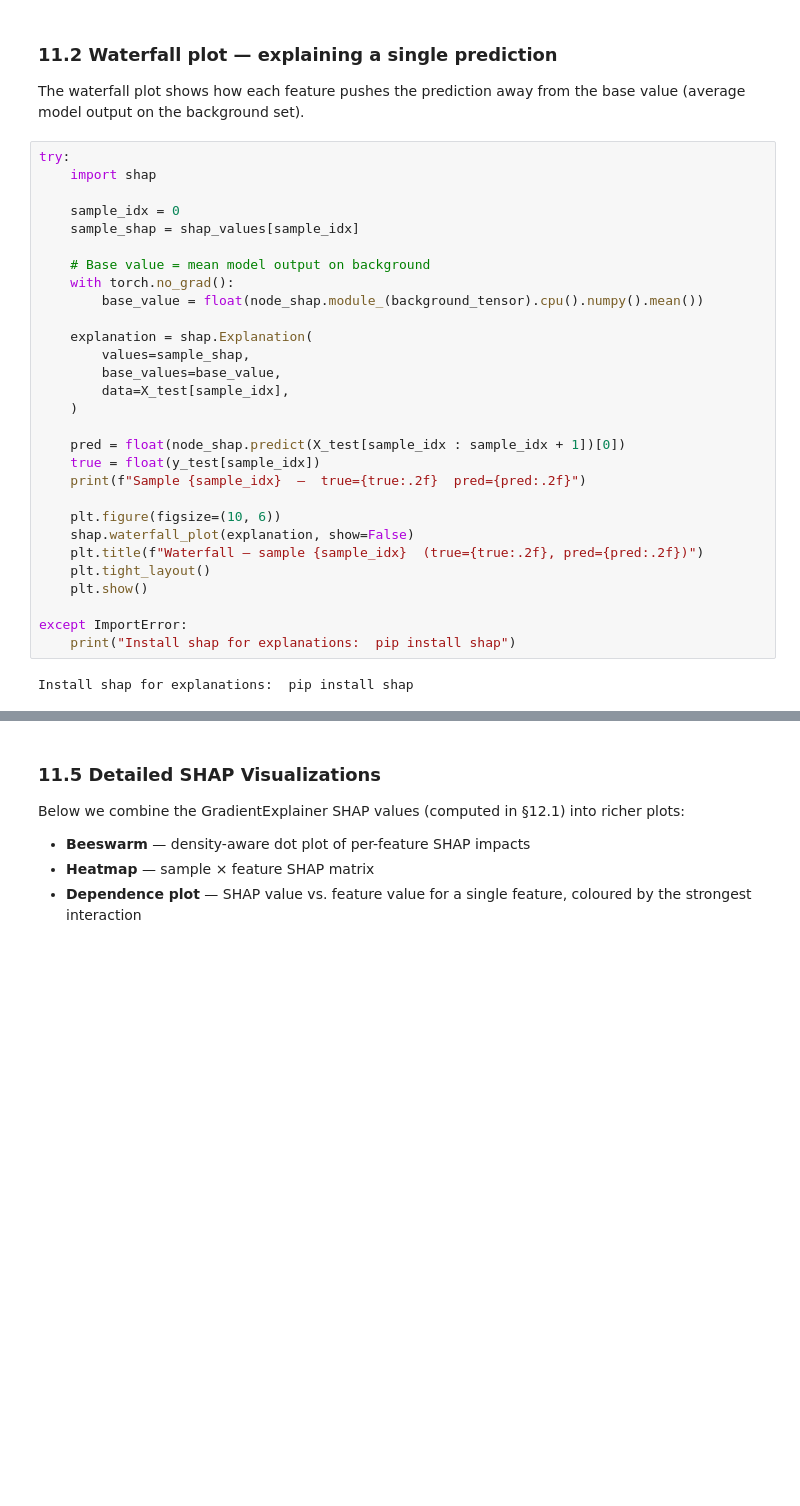
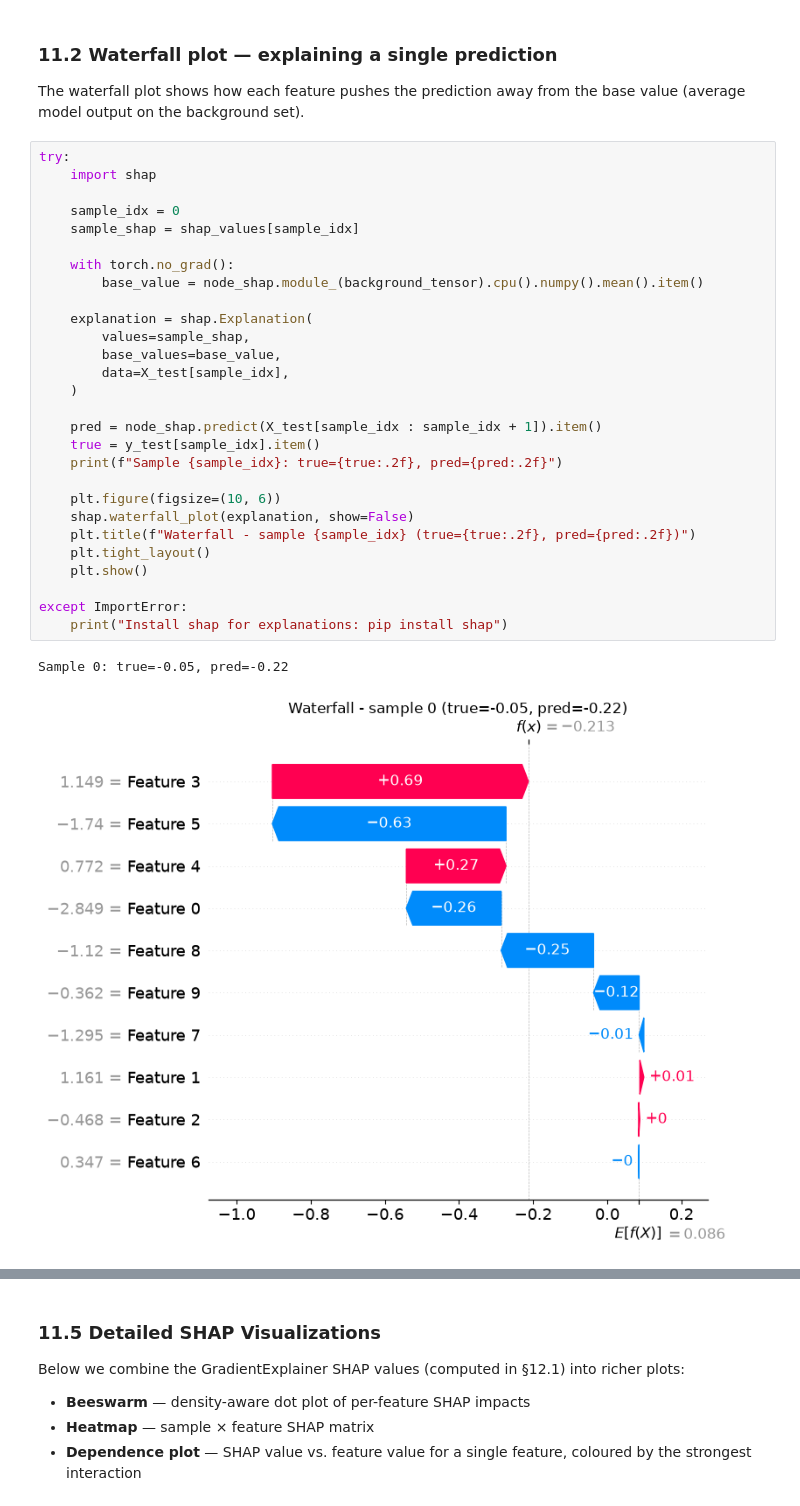
Before and after one commit to Bayer-Group/MotherML, a Jupyter notebook: examples/notebooks/05_advanced/05_NODE.ipynb, the cells around one changed output, grey strips where cells are left out. Cells and saved outputs as stored; diff of their text form; blank space fills up the shorter version.

```diff
--- a/examples/notebooks/05_advanced/05_NODE.ipynb
+++ b/examples/notebooks/05_advanced/05_NODE.ipynb
@@ -2375,32 +1938,32 @@ base value (average model output on the background set).
 # %%
 try:
     import shap
 
     sample_idx = 0
     sample_shap = shap_values[sample_idx]
 
-    # Base value = mean model output on background
     with torch.no_grad():
-        base_value = float(node_shap.module_(background_tensor).cpu().numpy().mean())
+        base_value = node_shap.module_(background_tensor).cpu().numpy().mean().item()
 
     explanation = shap.Explanation(
         values=sample_shap,
         base_values=base_value,
         data=X_test[sample_idx],
     )
 
-    pred = float(node_shap.predict(X_test[sample_idx : sample_idx + 1])[0])
-    true = float(y_test[sample_idx])
-    print(f"Sample {sample_idx}  —  true={true:.2f}  pred={pred:.2f}")
+    pred = node_shap.predict(X_test[sample_idx : sample_idx + 1]).item()
+    true = y_test[sample_idx].item()
+    print(f"Sample {sample_idx}: true={true:.2f}, pred={pred:.2f}")
 
     plt.figure(figsize=(10, 6))
     shap.waterfall_plot(explanation, show=False)
-    plt.title(f"Waterfall — sample {sample_idx}  (true={true:.2f}, pred={pred:.2f})")
+    plt.title(f"Waterfall - sample {sample_idx} (true={true:.2f}, pred={pred:.2f})")
     plt.tight_layout()
     plt.show()
 
 except ImportError:
-    print("Install shap for explanations:  pip install shap")
+    print("Install shap for explanations: pip install shap")
 # %% [output]
-Install shap for explanations:  pip install shap
+Sample 0: true=-0.05, pred=-0.22
+[figure, added]
 # %% [markdown]
```
Also changed, not shown: parts of 40 cells of this notebook, 9 other files.
